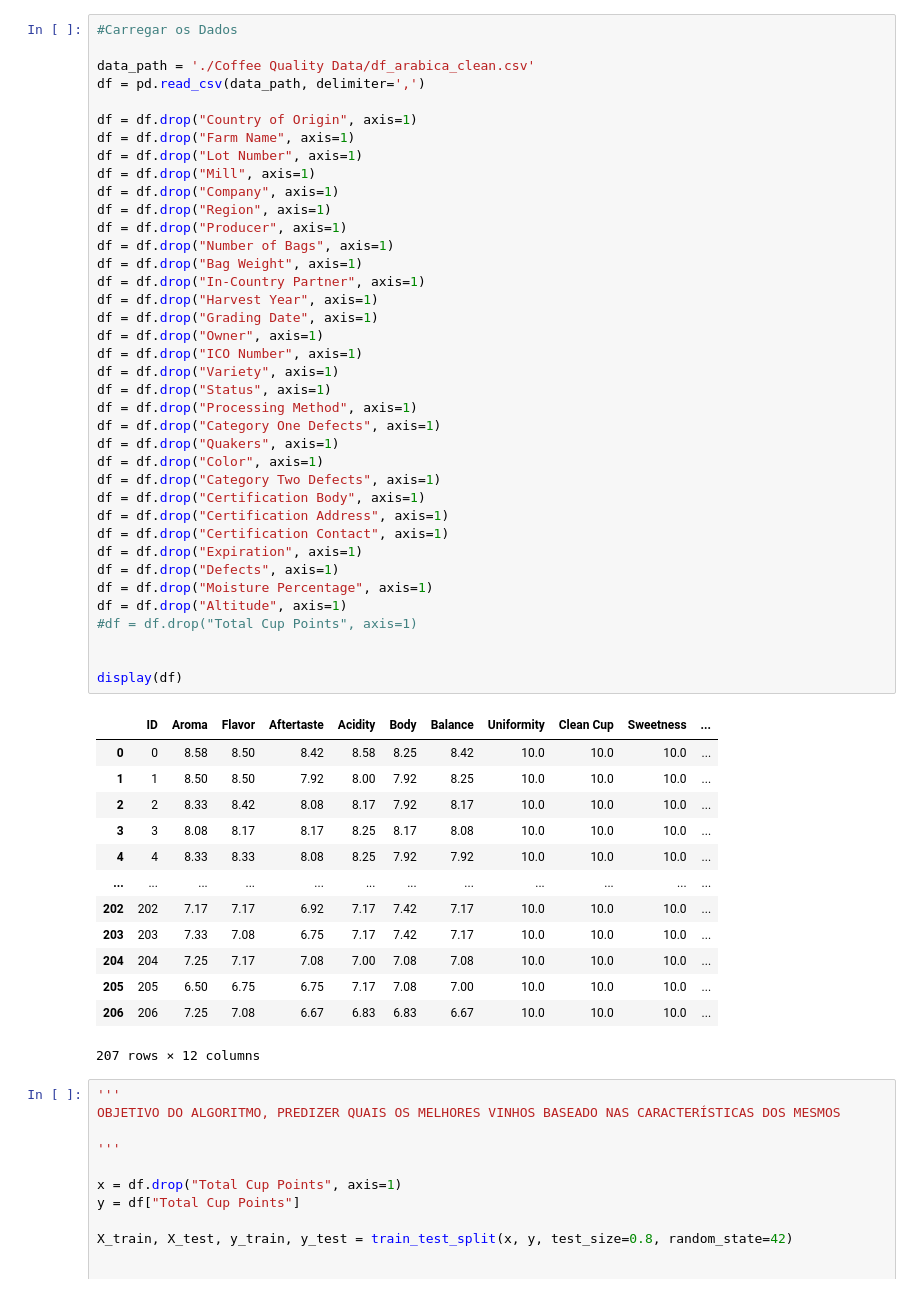
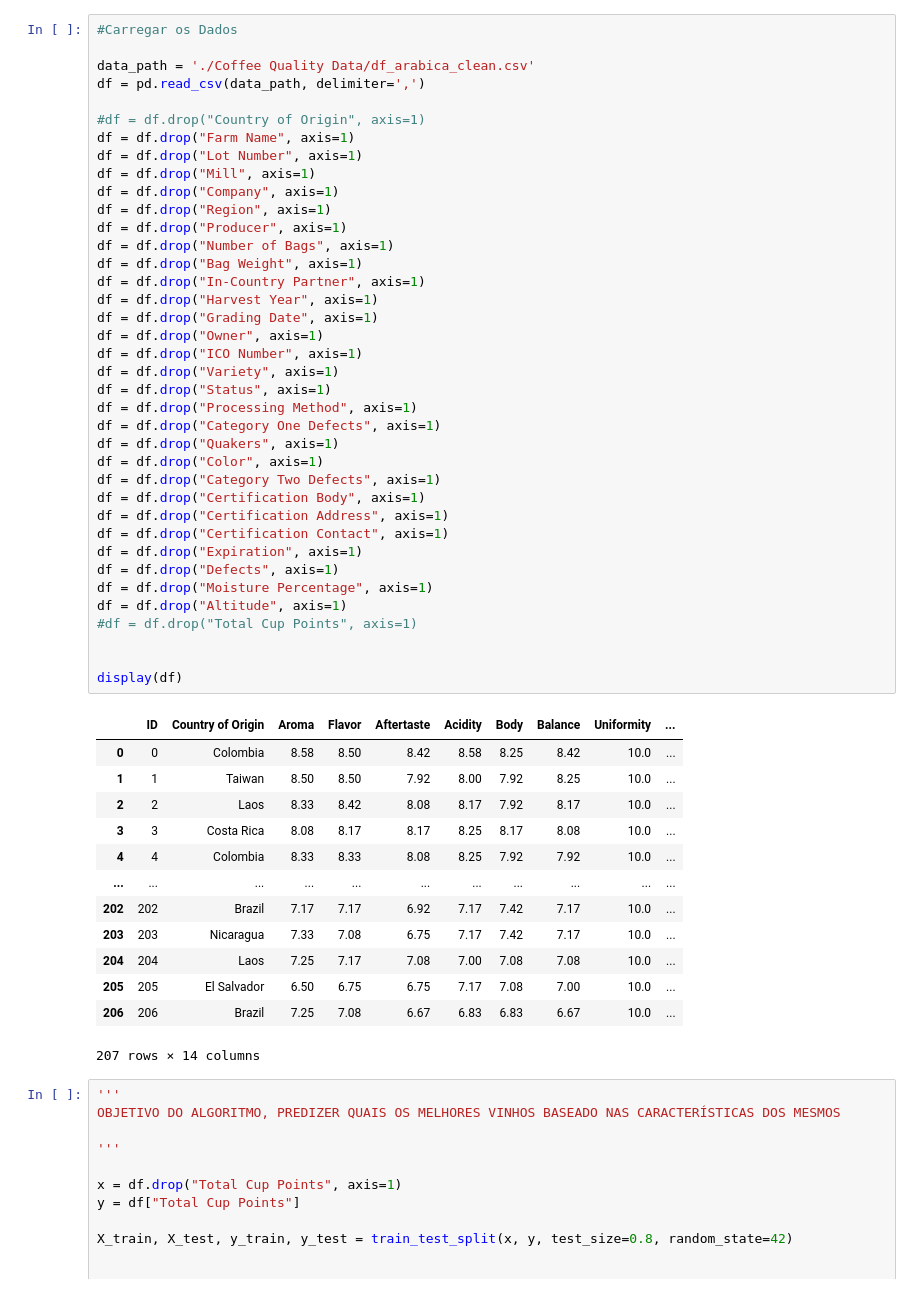
Before and after one commit to mageeus/python, a Jupyter notebook: IA/RegressaoLinear.ipynb, the cells around one changed output. Drawn from its saved outputs; the diff is of its cells as text.

```diff
--- a/IA/RegressaoLinear.ipynb
+++ b/IA/RegressaoLinear.ipynb
@@ -12,52 +20,52 @@ import matplotlib.pyplot as plt
 data_path = './Coffee Quality Data/df_arabica_clean.csv'
 df = pd.read_csv(data_path, delimiter=',')
 
-df = df.drop("Country of Origin", axis=1)
+#df = df.drop("Country of Origin", axis=1)
 df = df.drop("Farm Name", axis=1)
 df = df.drop("Lot Number", axis=1)
 df = df.drop("Mill", axis=1)
 df = df.drop("Company", axis=1)
 df = df.drop("Region", axis=1)
 df = df.drop("Producer", axis=1)
 df = df.drop("Number of Bags", axis=1)
 df = df.drop("Bag Weight", axis=1)
 df = df.drop("In-Country Partner", axis=1)
 df = df.drop("Harvest Year", axis=1)
 df = df.drop("Grading Date", axis=1)
 df = df.drop("Owner", axis=1)
 df = df.drop("ICO Number", axis=1)
 df = df.drop("Variety", axis=1)
 df = df.drop("Status", axis=1)
 df = df.drop("Processing Method", axis=1)
 df = df.drop("Category One Defects", axis=1)
 df = df.drop("Quakers", axis=1)
 df = df.drop("Color", axis=1)
 df = df.drop("Category Two Defects", axis=1)
 df = df.drop("Certification Body", axis=1)
 df = df.drop("Certification Address", axis=1)
 df = df.drop("Certification Contact", axis=1)
 df = df.drop("Expiration", axis=1)
 df = df.drop("Defects", axis=1)
 df = df.drop("Moisture Percentage", axis=1)
 df = df.drop("Altitude", axis=1)
 #df = df.drop("Total Cup Points", axis=1)
 
 
 display(df)
 # %% [output]
-|  | ID | Aroma | Flavor | Aftertaste | Acidity | Body | Balance | Uniformity | Clean Cup | Sweetness | ... |
-| 0 | 0 | 8.58 | 8.50 | 8.42 | 8.58 | 8.25 | 8.42 | 10.0 | 10.0 | 10.0 | ... |
-| 1 | 1 | 8.50 | 8.50 | 7.92 | 8.00 | 7.92 | 8.25 | 10.0 | 10.0 | 10.0 | ... |
-| 2 | 2 | 8.33 | 8.42 | 8.08 | 8.17 | 7.92 | 8.17 | 10.0 | 10.0 | 10.0 | ... |
-| 3 | 3 | 8.08 | 8.17 | 8.17 | 8.25 | 8.17 | 8.08 | 10.0 | 10.0 | 10.0 | ... |
-| 4 | 4 | 8.33 | 8.33 | 8.08 | 8.25 | 7.92 | 7.92 | 10.0 | 10.0 | 10.0 | ... |
-| ... | ... | ... | ... | ... | ... | ... | ... | ... | ... | ... | ... |
-| 202 | 202 | 7.17 | 7.17 | 6.92 | 7.17 | 7.42 | 7.17 | 10.0 | 10.0 | 10.0 | ... |
-| 203 | 203 | 7.33 | 7.08 | 6.75 | 7.17 | 7.42 | 7.17 | 10.0 | 10.0 | 10.0 | ... |
-| 204 | 204 | 7.25 | 7.17 | 7.08 | 7.00 | 7.08 | 7.08 | 10.0 | 10.0 | 10.0 | ... |
-| 205 | 205 | 6.50 | 6.75 | 6.75 | 7.17 | 7.08 | 7.00 | 10.0 | 10.0 | 10.0 | ... |
-| 206 | 206 | 7.25 | 7.08 | 6.67 | 6.83 | 6.83 | 6.67 | 10.0 | 10.0 | 10.0 | ... |
+|  | ID | Country of Origin | Aroma | Flavor | Aftertaste | Acidity | Body | Balance | Uniformity | ... |
+| 0 | 0 | Colombia | 8.58 | 8.50 | 8.42 | 8.58 | 8.25 | 8.42 | 10.0 | ... |
+| 1 | 1 | Taiwan | 8.50 | 8.50 | 7.92 | 8.00 | 7.92 | 8.25 | 10.0 | ... |
+| 2 | 2 | Laos | 8.33 | 8.42 | 8.08 | 8.17 | 7.92 | 8.17 | 10.0 | ... |
+| 3 | 3 | Costa Rica | 8.08 | 8.17 | 8.17 | 8.25 | 8.17 | 8.08 | 10.0 | ... |
+| 4 | 4 | Colombia | 8.33 | 8.33 | 8.08 | 8.25 | 7.92 | 7.92 | 10.0 | ... |
+| ... | ... | ... | ... | ... | ... | ... | ... | ... | ... | ... |
+| 202 | 202 | Brazil | 7.17 | 7.17 | 6.92 | 7.17 | 7.42 | 7.17 | 10.0 | ... |
+| 203 | 203 | Nicaragua | 7.33 | 7.08 | 6.75 | 7.17 | 7.42 | 7.17 | 10.0 | ... |
+| 204 | 204 | Laos | 7.25 | 7.17 | 7.08 | 7.00 | 7.08 | 7.08 | 10.0 | ... |
+| 205 | 205 | El Salvador | 6.50 | 6.75 | 6.75 | 7.17 | 7.08 | 7.00 | 10.0 | ... |
+| 206 | 206 | Brazil | 7.25 | 7.08 | 6.67 | 6.83 | 6.83 | 6.67 | 10.0 | ... |
-207 rows × 12 columns
+207 rows × 14 columns
 # %%
 '''
 OBJETIVO DO ALGORITMO, PREDIZER QUAIS OS MELHORES VINHOS BASEADO NAS CARACTERÍSTICAS DOS MESMOS
```
Also changed, not shown: parts of 1 cell of this notebook, 4 other files.
